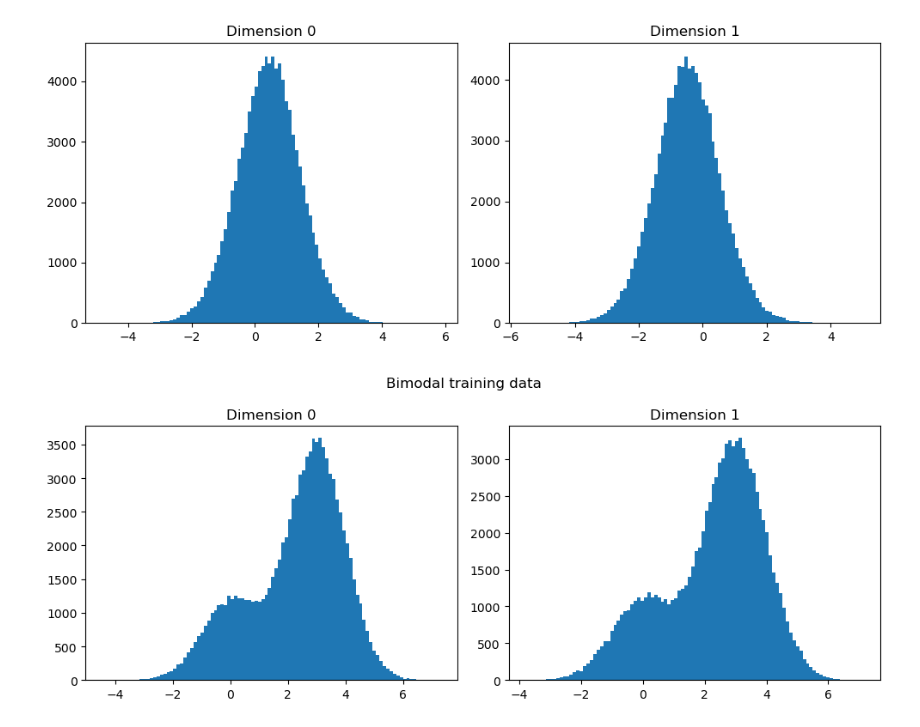
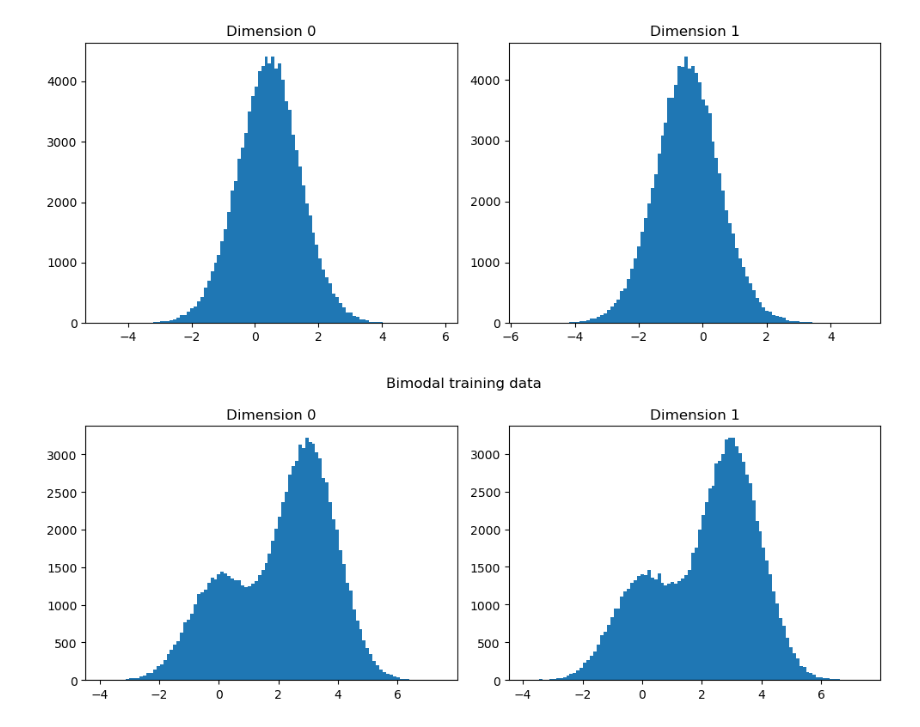
Before and after one commit to kylemcgillivray/Masters-Dissertation, a Jupyter notebook: sampler.ipynb, the cells around one changed output. Cells and saved outputs as stored; diff of their text form; code cells hidden in the pictures.

```diff
--- a/sampler.ipynb
+++ b/sampler.ipynb
@@ -118,20 +118,20 @@ True mu:        [ 0.5 -0.5]
 # %%
 d = 2
 mu1 = np.array([3, 3])
 mu2 = np.array([0, 0])
-weight = 0.75
+weight = 0.7
 
 X_data_bimodal = fct.sample_bimodal_data(N=100000, d=d, mu1=mu1, mu2=mu2, sigma=1.0, weight=weight)
 
 fig, axes = plt.subplots(1, d, figsize=(10, 4))
 for i in range(d):
     axes[i].hist(X_data_bimodal[:, i], bins=100)
     axes[i].set_title(f"Dimension {i}")
 plt.suptitle("Bimodal training data")
 plt.tight_layout()
 plt.show()
 # %% [output]
-[figure, old version]
+[figure, new version]
 # %%
 device = torch.device("mps" if torch.backends.mps.is_available() else "cpu")
 
```
Also changed, not shown: parts of 1 cell of this notebook.
